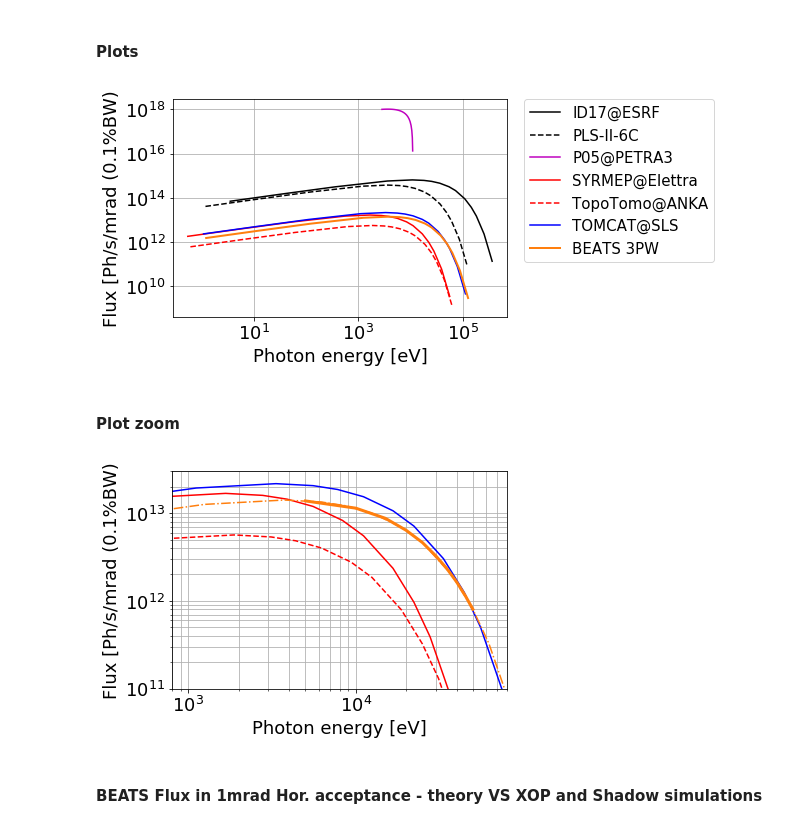
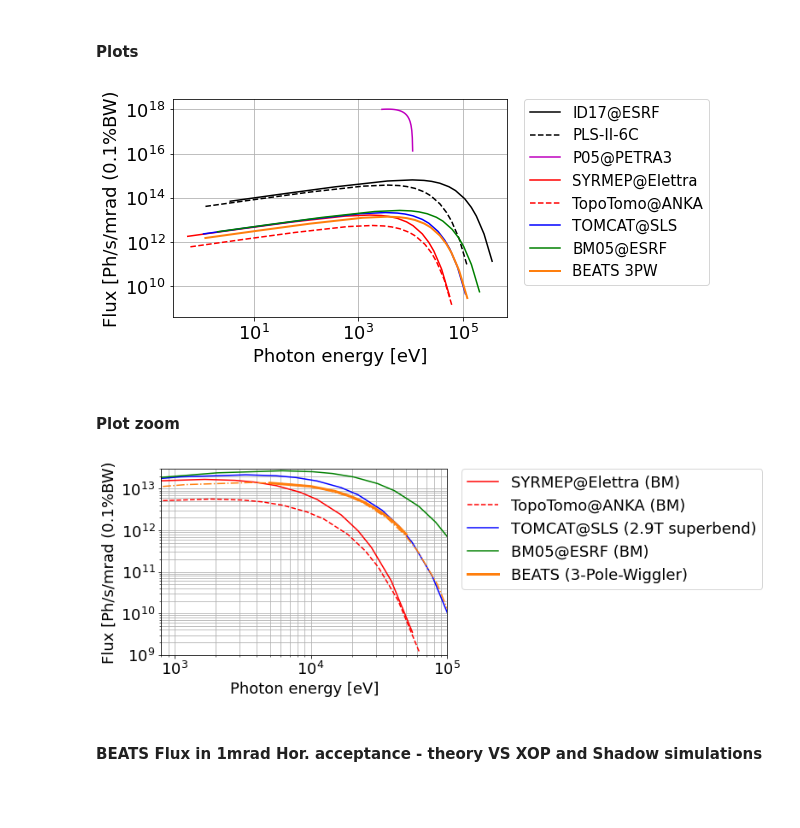
Before and after one commit to gianthk/BEATS_raytracing, a Jupyter notebook: BEATS_TDR-Chapter_07f_Optics_Raytracing-Flux_1mrad.ipynb, the cells around one changed output. Drawn from its saved outputs; the diff is of its cells as text; code cells hidden in the pictures; blank space fills up the shorter version.

```diff
--- a/BEATS_TDR-Chapter_07f_Optics_Raytracing-Flux_1mrad.ipynb
+++ b/BEATS_TDR-Chapter_07f_Optics_Raytracing-Flux_1mrad.ipynb
@@ -78,8 +78,8 @@ gamma = 1957 * Ee
 #### Bending magnet fields of tomography beamlines
 (SYRMEP@ELETTRA, TopoTomo@ANKA, BEATS and TOMCAT@SLS)
 # %%
-# BENDING MAGNETS @ ELETTRA, ANKA, BEATS 3PW, TOMCAT
-B_BM = np.array([1.45, 1.5, 3, 2.9]) # BM field [T]
+# BENDING MAGNETS @ ELETTRA, ANKA, BEATS 3PW, TOMCAT, ESRF
+B_BM = np.array([1.45, 1.5, 2.9, 2.9, 0.86]) # BM field [T]
 # %% [markdown]
 #### Wiggler parameters (W125 of ID17@ESRF and MPW_2T_6C@PLS-II)
 # %%
@@ -144,7 +146,7 @@ lambda_fundamental_u = (lambda_u*1e9/(2*gamma[2]**2))*(1+(Ku**2/2)) # [nm]
 E_fundamental_u = 1239.842/lambda_fundamental_u # [eV]
 
 # BENDING MAGNETS
-EcBM = 0.665*Ee[3:7]**2*B_BM
+EcBM = 0.665*Ee[[3, 4, 5, 6, 0]]**2*B_BM
 # %% [markdown]
 #### WIGGLERS Flux per unit Hor. angle
 Eq. 5.87 in:
@@ -197,12 +199,14 @@ F_SYRMEP = 2.46e13*Ee[3]*I[3]*Tab5_2['G1']
 F_TopoTomo = 2.46e13*Ee[4]*I[4]*Tab5_2['G1']
 F_BEATS = 2.46e13*Ee[5]*I[5]*Tab5_2['G1']
 F_TOMCAT = 2.46e13*Ee[6]*I[6]*Tab5_2['G1']
+F_BM05 = 2.46e13*Ee[0]*I[0]*Tab5_2['G1']
 
 # Energy arrays
 En_SYRMEP = 1e3*EcBM[0]*Tab5_2['y']
 En_TopoTomo = 1e3*EcBM[1]*Tab5_2['y']
 En_BEATS = 1e3*EcBM[2]*Tab5_2['y']
 En_TOMCAT = 1e3*EcBM[3]*Tab5_2['y']
+En_BM05 = 1e3*EcBM[4]*Tab5_2['y']
 # %% [markdown]
 #### Plots
 # %%
@@ -214,9 +218,10 @@ plt.plot(En_P05[1:], F_acc_angle_P05[1:], 'm')
 plt.plot(En_SYRMEP, F_SYRMEP, 'r')
 plt.plot(En_TopoTomo, F_TopoTomo, '--r')
 plt.plot(En_TOMCAT, F_TOMCAT, 'b')
+plt.plot(En_BM05, F_BM05, 'g')
 plt.plot(En_BEATS, F_BEATS, 'C1', linewidth=2)
 
-plt.legend(['ID17@ESRF', 'PLS-II-6C', 'P05@PETRA3', 'SYRMEP@Elettra', 'TopoTomo@ANKA', 'TOMCAT@SLS',  'BEATS 3PW', 'BEATS 3T BM'], bbox_to_anchor=(1.05, 1), loc='upper left', borderaxespad=0., fontsize='small')
+plt.legend(['ID17@ESRF', 'PLS-II-6C', 'P05@PETRA3', 'SYRMEP@Elettra', 'TopoTomo@ANKA', 'TOMCAT@SLS', 'BM05@ESRF', 'BEATS 3PW', 'BEATS 3T BM'], bbox_to_anchor=(1.05, 1), loc='upper left', borderaxespad=0., fontsize='small')
 
 plt.grid(True, which="both")
 ax.set_xscale('log')
@@ -226,32 +231,33 @@ plt.xlabel('Photon energy [eV]')
 plt.ylabel('Flux [Ph/s/mrad (0.1%BW)')
 f.savefig('Flux_tomo_BLs.png', bbox_inches='tight', dpi=600)
 # %% [output]
-[figure, old version]
+[figure, new version]
 # %% [markdown]
 #### Plot zoom
 # %%
 f, ax = plt.subplots()
 
 # plt.plot(En_PLS2, F_acc_angle_PLS2, '--k')
 plt.plot(En_SYRMEP, F_SYRMEP, 'r')
 plt.plot(En_TopoTomo, F_TopoTomo, '--r')
 plt.plot(En_TOMCAT, F_TOMCAT, 'b')
+plt.plot(En_BM05, F_BM05, 'g')
 plt.plot(Flux1mrad['E'], Flux_1mrad, 'C1', linewidth=3)
 plt.plot(En_BEATS, F_BEATS, '-.C1')
-ax.set(xlim=(8e2, 8e4), ylim=(1e11, 3e13))
+ax.set(xlim=(8e2, 10e4), ylim=(1e9, 3e13))
 
 # plt.legend(['PLS-II-6C', 'SYRMEP@Elettra', 'TopoTomo@ANKA', 'TOMCAT@SLS', 'BEATS 3PW'], loc='lower left')
-# plt.legend(['SYRMEP@Elettra (BM)', 'TopoTomo@ANKA (BM)', 'TOMCAT@SLS (2.9T superbend)', 'BEATS (3-Pole-Wiggler)'], bbox_to_anchor=(1.05, 1), loc='upper left', borderaxespad=0.)
+plt.legend(['SYRMEP@Elettra (BM)', 'TopoTomo@ANKA (BM)', 'TOMCAT@SLS (2.9T superbend)', 'BM05@ESRF (BM)', 'BEATS (3-Pole-Wiggler)'], bbox_to_anchor=(1.05, 1), loc='upper left', borderaxespad=0.)
 
 plt.grid(True, which="both")
 ax.set_xscale('log')
 ax.set_yscale('log')
 
 plt.xlabel('Photon energy [eV]')
 plt.ylabel('Flux [Ph/s/mrad (0.1%BW)')
 f.savefig('Flux_tomo_BLs_zoom2.png', bbox_inches='tight', dpi=600)
 # %% [output]
-[figure, old version]
+[figure, new version]
 # %% [markdown]
 #### BEATS Flux in 1mrad Hor. acceptance - theory VS XOP and Shadow simulations
 # %%
```
Also changed, not shown: parts of 3 cells of this notebook, 1 other file.
